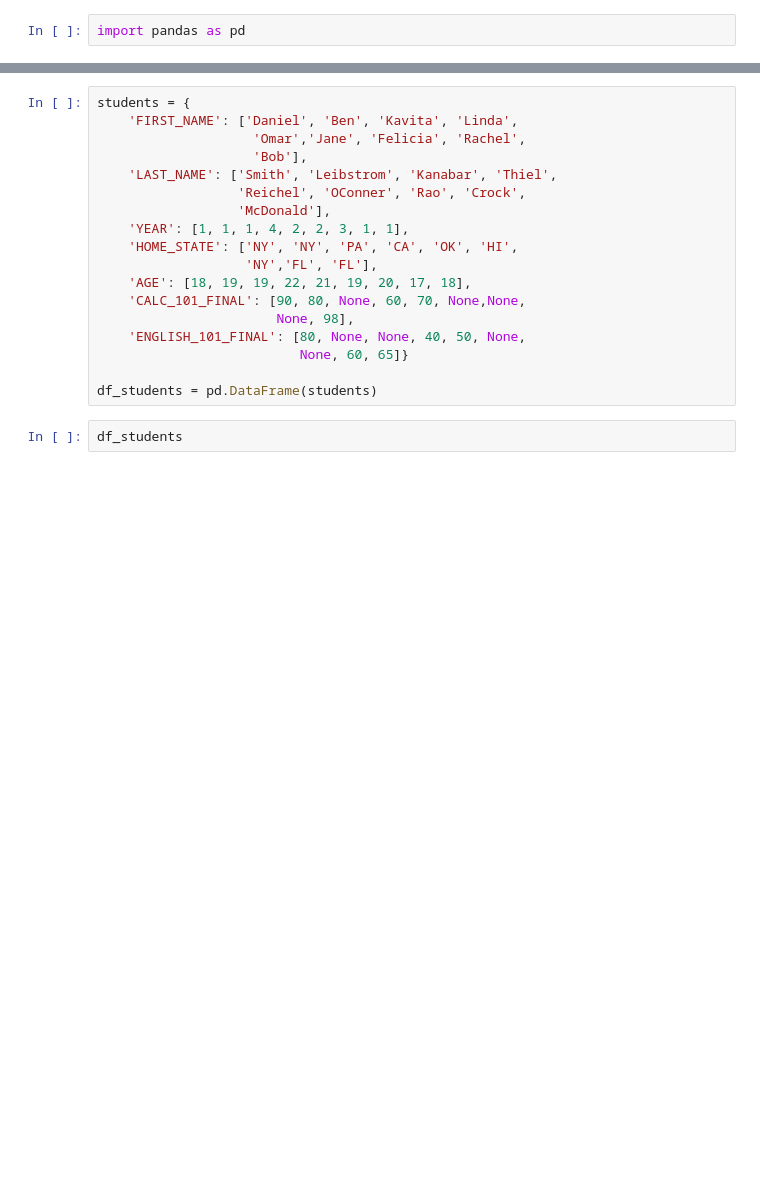
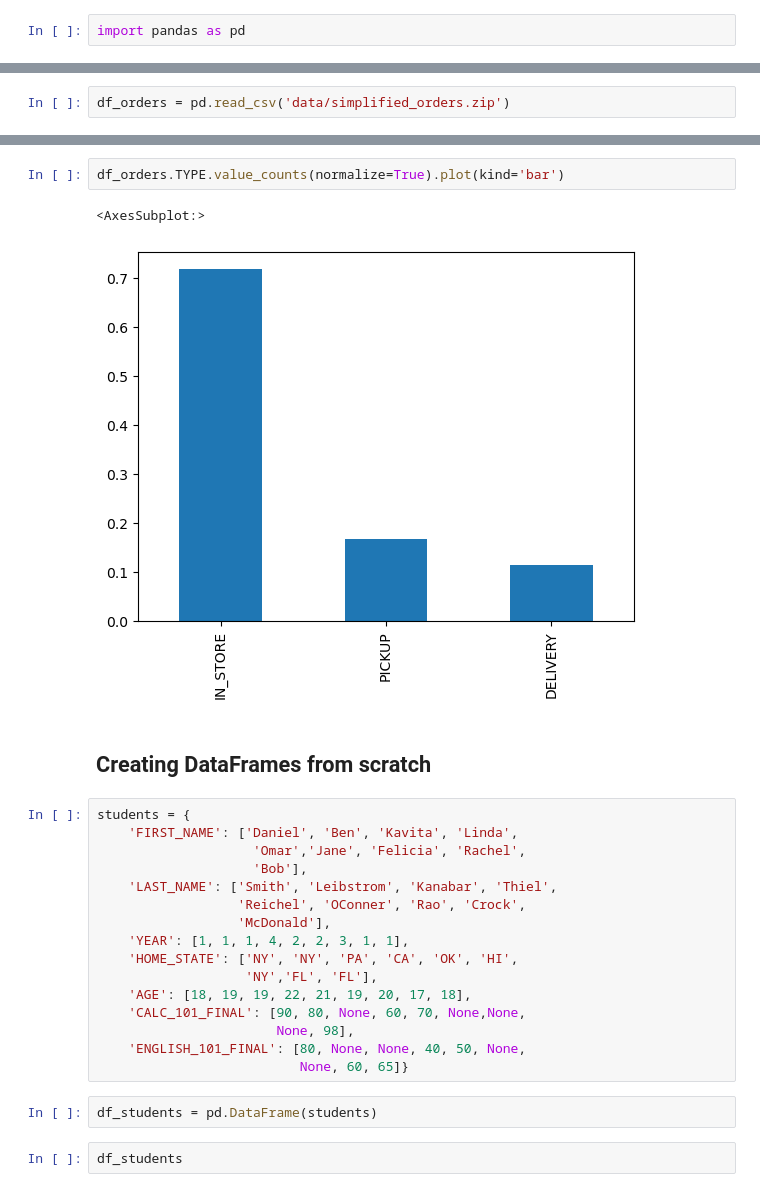
Before and after one commit to mattangriffel/python_for_mbas_class, a Jupyter notebook: 1. Introduction to Data in Python.ipynb, the cells around one changed output, grey strips where cells are left out. Saved outputs shown, nothing was run; the diff lists cells and outputs as text; blank space fills up the shorter version.

```diff
--- a/1. Introduction to Data in Python.ipynb
+++ b/1. Introduction to Data in Python.ipynb
@@ -8,0 +7,2 @@ import pandas as pd
+# %%
+df_orders = pd.read_csv('data/simplified_orders.zip')
@@ -9,3 +30,10 @@ import pandas as pd
+# %%
+df_orders.TYPE.value_counts(normalize=True).plot(kind='bar')
+# %% [output]
+<AxesSubplot:>
+[figure, added]
+# %% [markdown]
+## Creating DataFrames from scratch
 # %%
 students = {
     'FIRST_NAME': ['Daniel', 'Ben', 'Kavita', 'Linda',
@@ -22,8 +50,8 @@ students = {
                        None, 98],
     'ENGLISH_101_FINAL': [80, None, None, 40, 50, None,
                           None, 60, 65]}
-
-df_students = pd.DataFrame(students)
+# %%
+df_students = pd.DataFrame(students)
 # %%
 df_students
 # %% [output]
```
Also changed, not shown: parts of 73 cells of this notebook, 2 other files.
